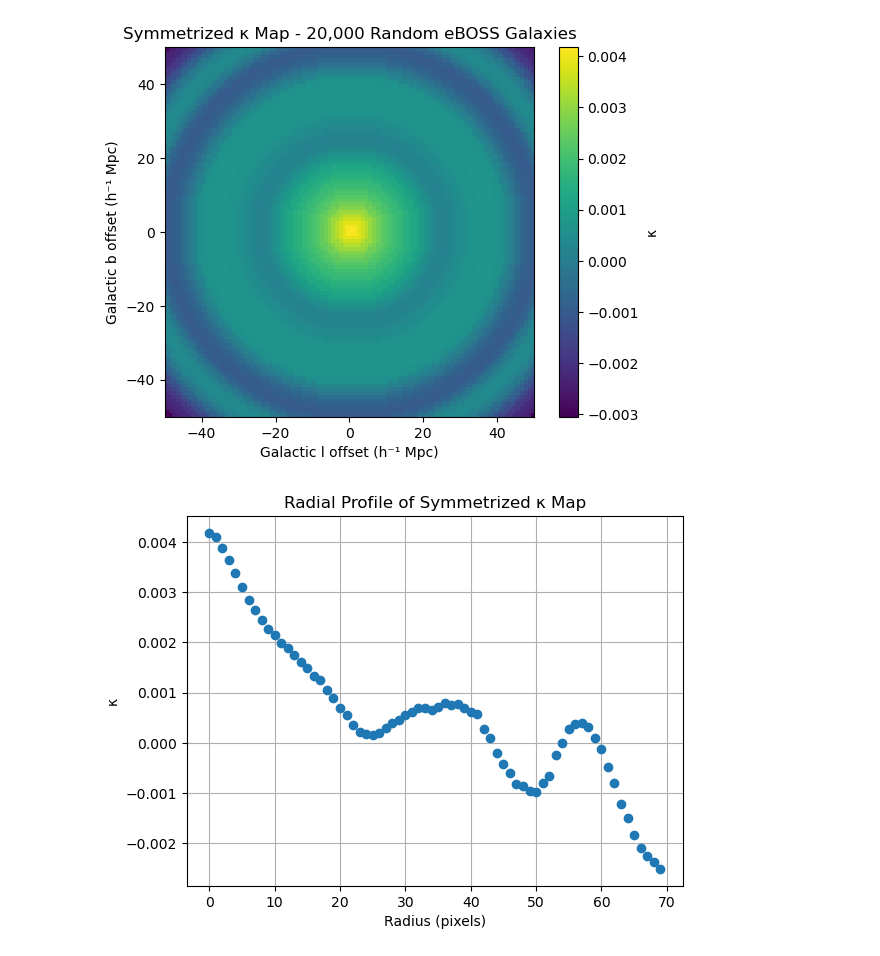
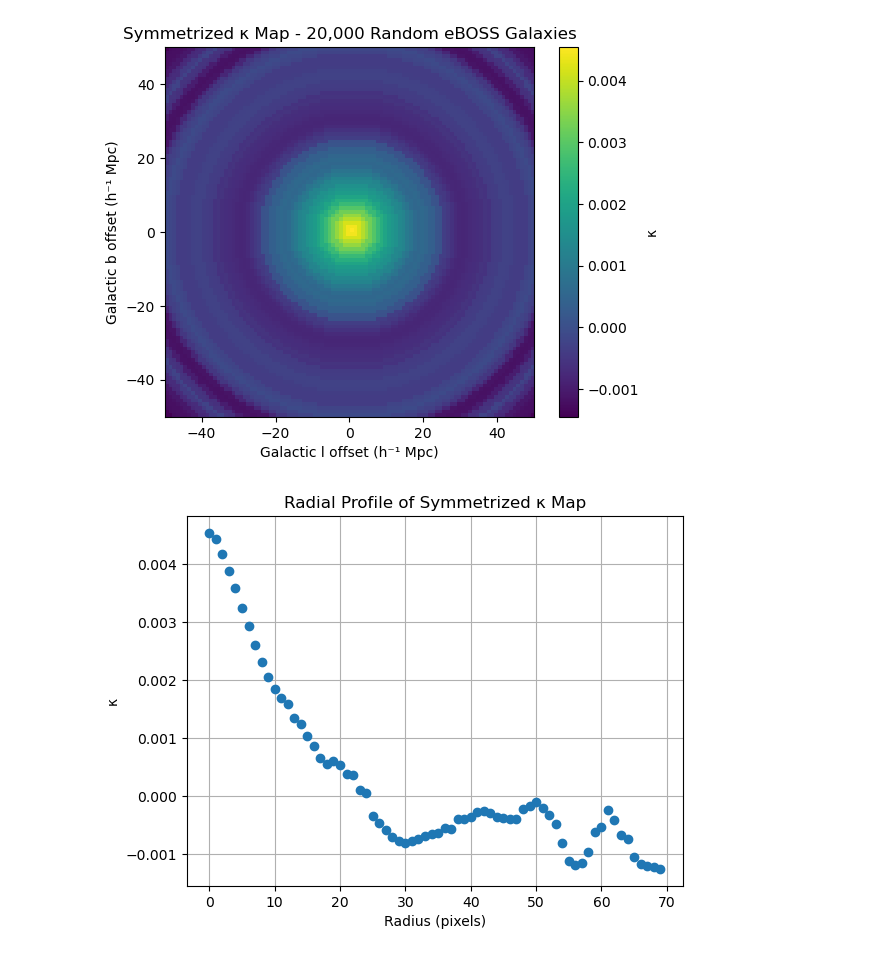
Before and after one commit to carolinewu327/astrophysics, a Jupyter notebook: stackedpairmap.ipynb, the cells around one changed output. Drawn from its saved outputs; the diff is of its cells as text; code cells hidden in the pictures.

```diff
--- a/stackedpairmap.ipynb
+++ b/stackedpairmap.ipynb
@@ -12,16 +12,16 @@ import pandas as pd
 
 # --- Settings and constants ---
 nside = 2048
-fwhm_rad = np.radians(8 / 60)  # 8 arcmin smoothing
+fwhm_rad = np.radians(8 / 60)
+box_size_hmpc = 100.0
+h = cosmo.h
 grid_size = 100
-box_size_hmpc = 100
-h = cosmo.h
-box_size_mpc = box_size_hmpc * h
-cell_size = box_size_mpc / grid_size
-half_box = box_size_mpc / 2
-extent = [-box_size_hmpc/2, box_size_hmpc/2, -box_size_hmpc/2, box_size_hmpc/2]
+cell_size_hmpc = box_size_hmpc / grid_size
+half_box_hmpc = box_size_hmpc / 2
+extent = [-half_box_hmpc, half_box_hmpc, -half_box_hmpc, half_box_hmpc]
 
-offsets = np.linspace(-half_box + cell_size/2, half_box - cell_size/2, grid_size)
+offsets = np.linspace(-half_box_hmpc + cell_size_hmpc/2,
+                      half_box_hmpc - cell_size_hmpc/2, grid_size)
 off_x, off_y = np.meshgrid(offsets, offsets)
 off_x, off_y = off_x.ravel(), off_y.ravel()
 
@@ -57,7 +57,8 @@ def stack_kappa(l_arr, b_arr, D_arr, weights):
         b = b_arr[i]
         D = D_arr[i]
 
-        dl = (off_x / D / np.cos(b)) * (180 / np.pi)
+        cosb = np.cos(np.radians(b))
+        dl = (off_x / D) * (180 / np.pi) / np.clip(cosb, 1e-6, None)
         db = (off_y / D) * (180 / np.pi)
 
         l_grid = np.rad2deg(l) + dl
@@ -156,16 +157,16 @@ from scipy.ndimage import gaussian_filter
 
 # --- Settings and constants ---
 nside = 2048
-fwhm_rad = np.radians(8 / 60)  # 8 arcmin smoothing
+fwhm_rad = np.radians(8 / 60)
+box_size_hmpc = 100.0
+h = cosmo.h
 grid_size = 100
-box_size_hmpc = 100
-h = cosmo.h
-box_size_mpc = box_size_hmpc * h
-cell_size = box_size_mpc / grid_size
-half_box = box_size_mpc / 2
-extent = [-box_size_hmpc/2, box_size_hmpc/2, -box_size_hmpc/2, box_size_hmpc/2]
+cell_size_hmpc = box_size_hmpc / grid_size
+half_box_hmpc = box_size_hmpc / 2
+extent = [-half_box_hmpc, half_box_hmpc, -half_box_hmpc, half_box_hmpc]
 
-offsets = np.linspace(-half_box + cell_size/2, half_box - cell_size/2, grid_size)
+offsets = np.linspace(-half_box_hmpc + cell_size_hmpc/2,
+                      half_box_hmpc - cell_size_hmpc/2, grid_size)
 off_x, off_y = np.meshgrid(offsets, offsets)
 off_x, off_y = off_x.ravel(), off_y.ravel()
 
@@ -230,7 +231,8 @@ def stack_kappa(l_arr, b_arr, D_arr, weights):
         b = b_arr[i]
         D = D_arr[i]
 
-        dl = (off_x / D / np.cos(np.radians(b))) * (180 / np.pi)
+        cosb = np.cos(np.radians(b))
+        dl = (off_x / D) * (180 / np.pi) / np.clip(cosb, 1e-6, None)
         db = (off_y / D) * (180 / np.pi)
 
         l_grid = l + dl
@@ -271,32 +273,32 @@ def radial_profile(arr, title, zoom=70):
     flat = arr.ravel()
     N = np.bincount(r.ravel())
     S = np.bincount(r.ravel(), weights=flat)
     prof = S / N
     rvals = np.arange(len(prof))[:zoom]
     plt.errorbar(rvals, prof[:zoom], fmt='o', capsize=3)
     plt.title(title)
     plt.xlabel("Radius (pixels)")
     plt.ylabel("κ")
     plt.grid(True)
     plt.show()
     return prof
 
 # --- Run stacking ---
 kappa_stack = stack_kappa(l_rand, b_rand, D_rand, weights_rand)
 kappa_smooth = gaussian_filter(kappa_stack, sigma=2)  # 8' smoothing
 
 # --- Plot symmetrized map ---
 kappa_sym = symmetrize_map(kappa_smooth)
 
 plt.imshow(kappa_sym, origin='lower', extent=extent, cmap='viridis')
 plt.colorbar(label='κ')
 plt.xlabel("Galactic l offset (h⁻¹ Mpc)")
 plt.ylabel("Galactic b offset (h⁻¹ Mpc)")
 plt.title("Symmetrized κ Map - 20,000 Random eBOSS Galaxies")
 plt.show()
 
 # --- Plot radial profile ---
 radial_profile(kappa_sym, "Radial Profile of Symmetrized κ Map")
 # %% [output]
-[figure, old version]
+[figure, new version]
-[figure, old version]
+[figure, new version]
```
Also changed, not shown: parts of 2 cells of this notebook.
